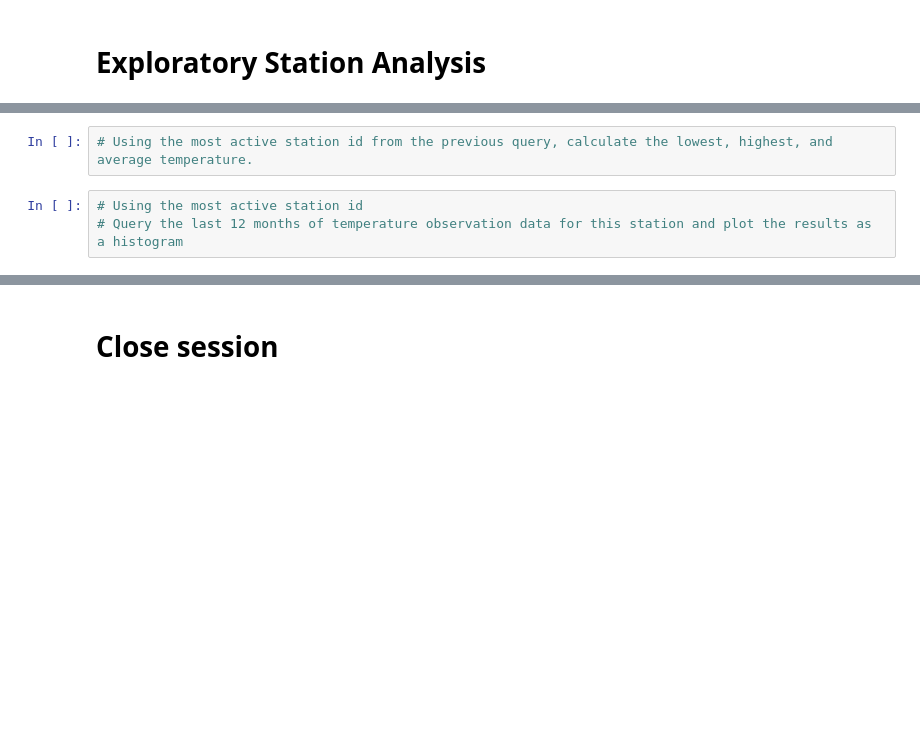
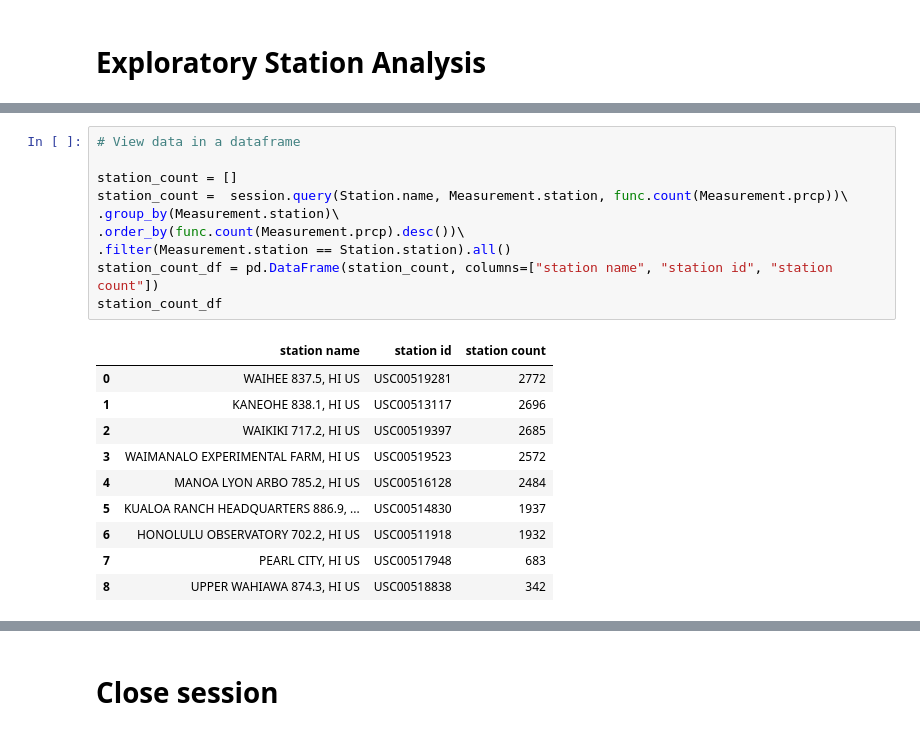
Before and after one commit to aarvinrathod/climate-analysis, a Jupyter notebook: climate_starter.ipynb, the cells around one changed output, grey strips where cells are left out. Saved outputs shown, nothing was run; the diff lists cells and outputs as text; blank space fills up the shorter version.

```diff
--- a/climate_starter.ipynb
+++ b/climate_starter.ipynb
@@ -138,5 +162,21 @@ plt.show()
-# %%
-# Using the most active station id from the previous query, calculate the lowest, highest, and average temperature.
-# %%
-# Using the most active station id
-# Query the last 12 months of temperature observation data for this station and plot the results as a histogram
+# %%
+# View data in a dataframe
+
+station_count = []
+station_count =  session.query(Station.name, Measurement.station, func.count(Measurement.prcp))\
+.group_by(Measurement.station)\
+.order_by(func.count(Measurement.prcp).desc())\
+.filter(Measurement.station == Station.station).all()
+station_count_df = pd.DataFrame(station_count, columns=["station name", "station id", "station count"])
+station_count_df
+# %% [output]
+|  | station name | station id | station count |
+| 0 | WAIHEE 837.5, HI US | USC00519281 | 2772 |
+| 1 | KANEOHE 838.1, HI US | USC00513117 | 2696 |
+| 2 | WAIKIKI 717.2, HI US | USC00519397 | 2685 |
+| 3 | WAIMANALO EXPERIMENTAL FARM, HI US | USC00519523 | 2572 |
+| 4 | MANOA LYON ARBO 785.2, HI US | USC00516128 | 2484 |
+| 5 | KUALOA RANCH HEADQUARTERS 886.9, ... | USC00514830 | 1937 |
+| 6 | HONOLULU OBSERVATORY 702.2, HI US | USC00511918 | 1932 |
+| 7 | PEARL CITY, HI US | USC00517948 | 683 |
+| 8 | UPPER WAHIAWA 874.3, HI US | USC00518838 | 342 |
```
Also changed, not shown: parts of 21 cells of this notebook.
